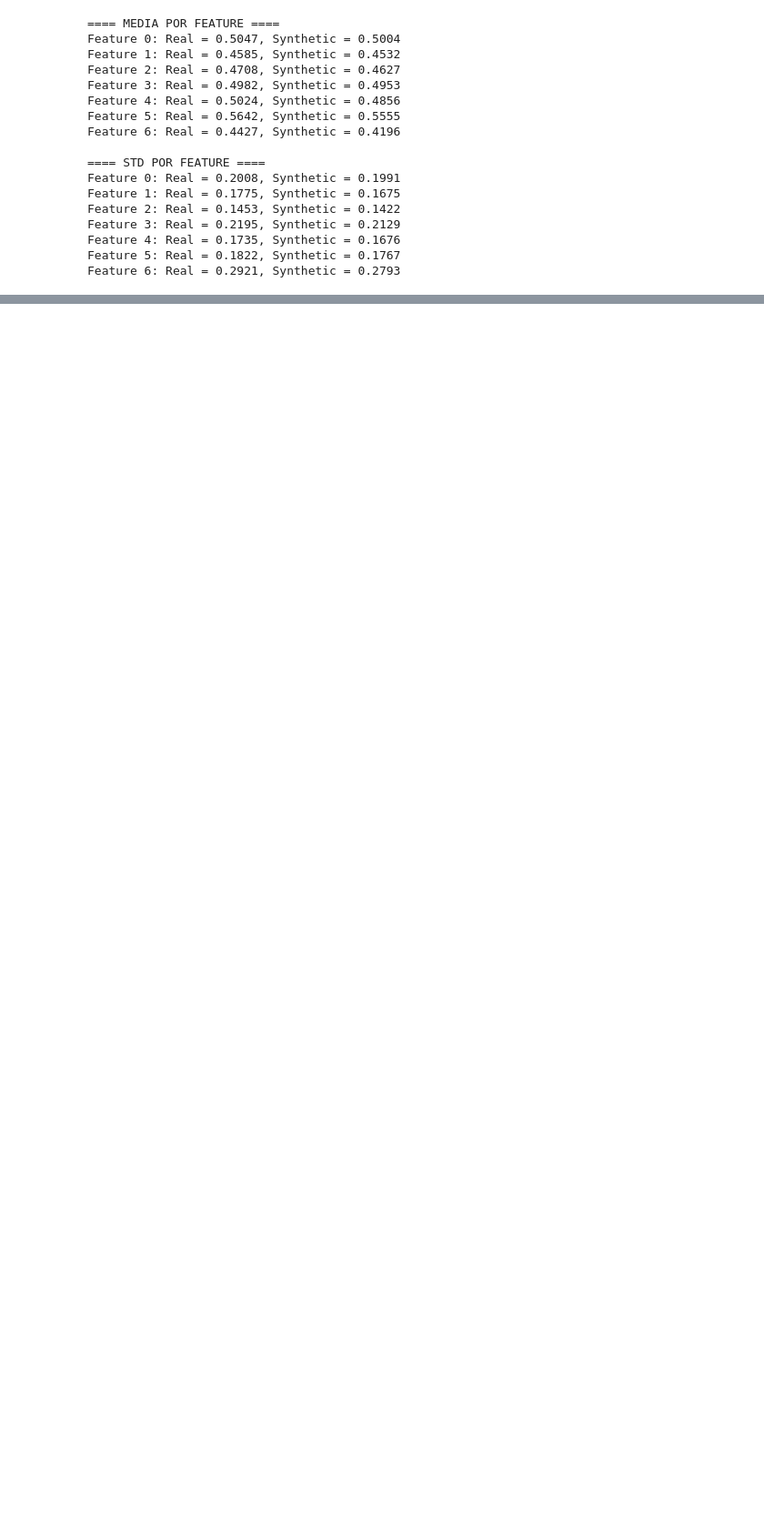
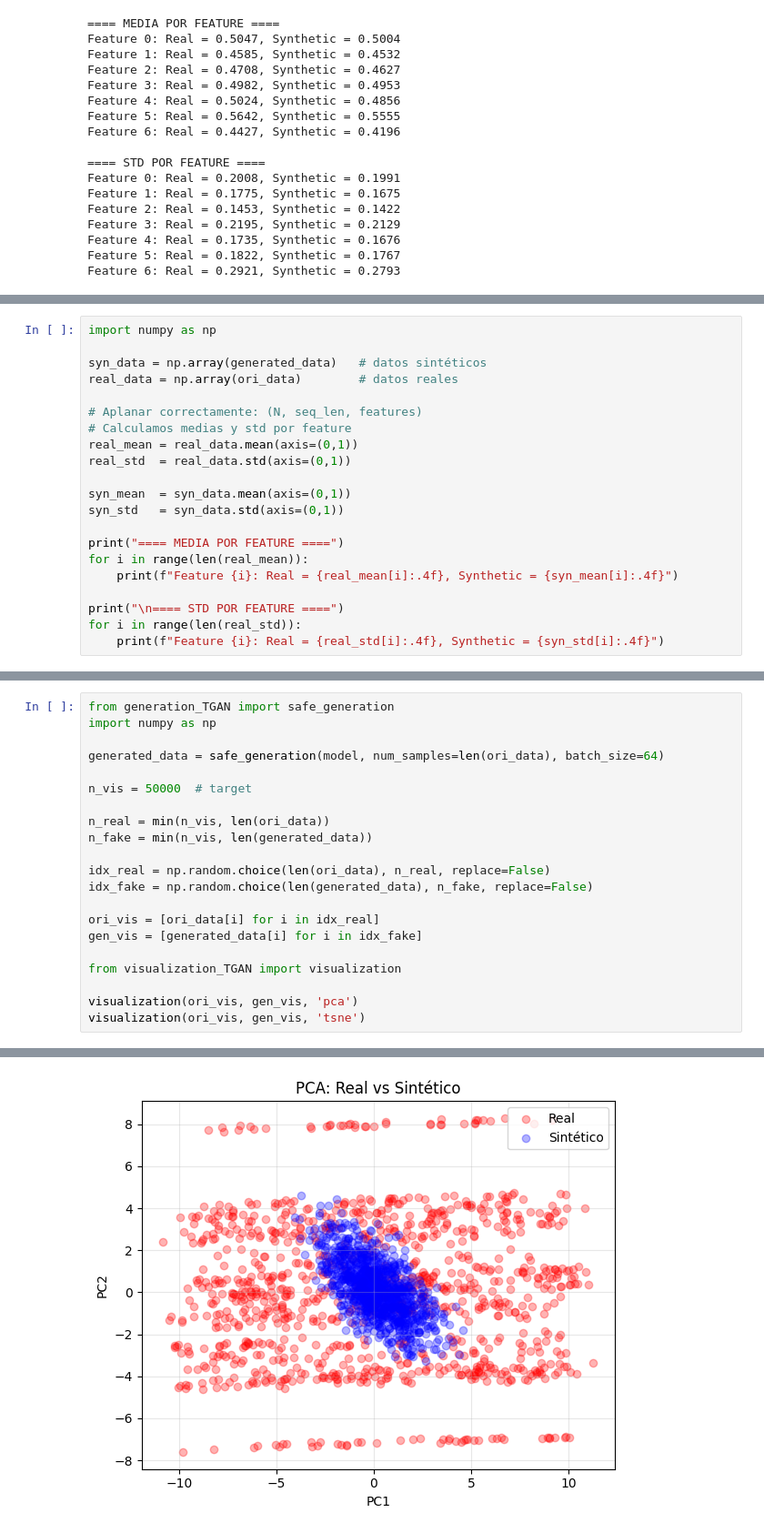
Before and after one commit to JBP1951/Thesis-TIMEGAN, a Jupyter notebook: Thesis copy 2/train_all_signals.ipynb, the cells around one changed output, grey strips where cells are left out. Shown at 91% size. Saved outputs shown, nothing was run; the diff lists cells and outputs as text; blank space fills up the shorter version.

```diff
--- a/Thesis copy 2/train_all_signals.ipynb
+++ b/Thesis copy 2/train_all_signals.ipynb
@@ -390,0 +590,21 @@ Loss G (total):  tensor(31.1322, device='cuda:0', grad_fn=<AddBackward0>)
+# %%
+import numpy as np
+
+syn_data = np.array(generated_data)   # datos sintéticos
+real_data = np.array(ori_data)        # datos reales
+
+# Aplanar correctamente: (N, seq_len, features)
+# Calculamos medias y std por feature
+real_mean = real_data.mean(axis=(0,1))
+real_std  = real_data.std(axis=(0,1))
+
+syn_mean  = syn_data.mean(axis=(0,1))
+syn_std   = syn_data.std(axis=(0,1))
+
+print("==== MEDIA POR FEATURE ====")
+for i in range(len(real_mean)):
+    print(f"Feature {i}: Real = {real_mean[i]:.4f}, Synthetic = {syn_mean[i]:.4f}")
+
+print("\n==== STD POR FEATURE ====")
+for i in range(len(real_std)):
+    print(f"Feature {i}: Real = {real_std[i]:.4f}, Synthetic = {syn_std[i]:.4f}")
@@ -390,0 +689,22 @@ Loss G (total):  tensor(31.1322, device='cuda:0', grad_fn=<AddBackward0>)
+# %%
+from generation_TGAN import safe_generation
+import numpy as np
+
+generated_data = safe_generation(model, num_samples=len(ori_data), batch_size=64)
+
+n_vis = 50000  # target
+
+n_real = min(n_vis, len(ori_data))
+n_fake = min(n_vis, len(generated_data))
+
+idx_real = np.random.choice(len(ori_data), n_real, replace=False)
+idx_fake = np.random.choice(len(generated_data), n_fake, replace=False)
+
+ori_vis = [ori_data[i] for i in idx_real]
+gen_vis = [generated_data[i] for i in idx_fake]
+
+from visualization_TGAN import visualization
+
+visualization(ori_vis, gen_vis, 'pca')
+visualization(ori_vis, gen_vis, 'tsne')
+# %% [output]
@@ -390,0 +728 @@ Loss G (total):  tensor(31.1322, device='cuda:0', grad_fn=<AddBackward0>)
+[figure, added]
```
Also changed, not shown: parts of 9 cells of this notebook.
